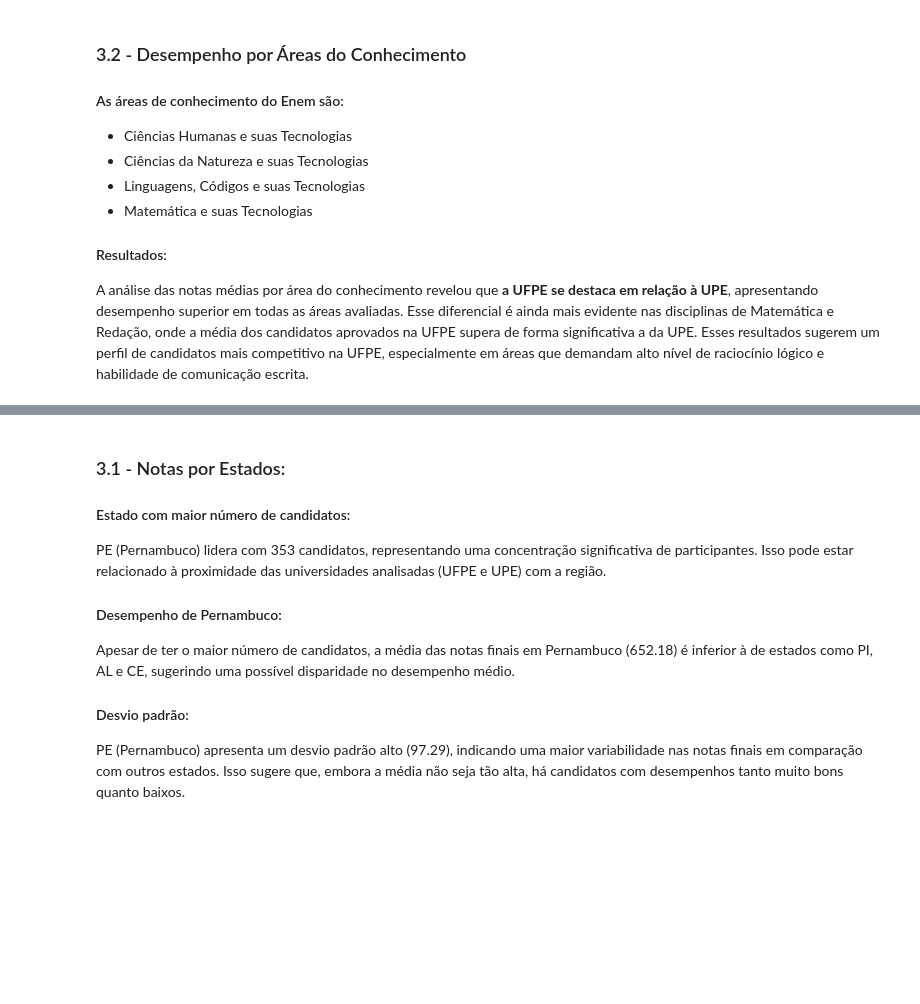
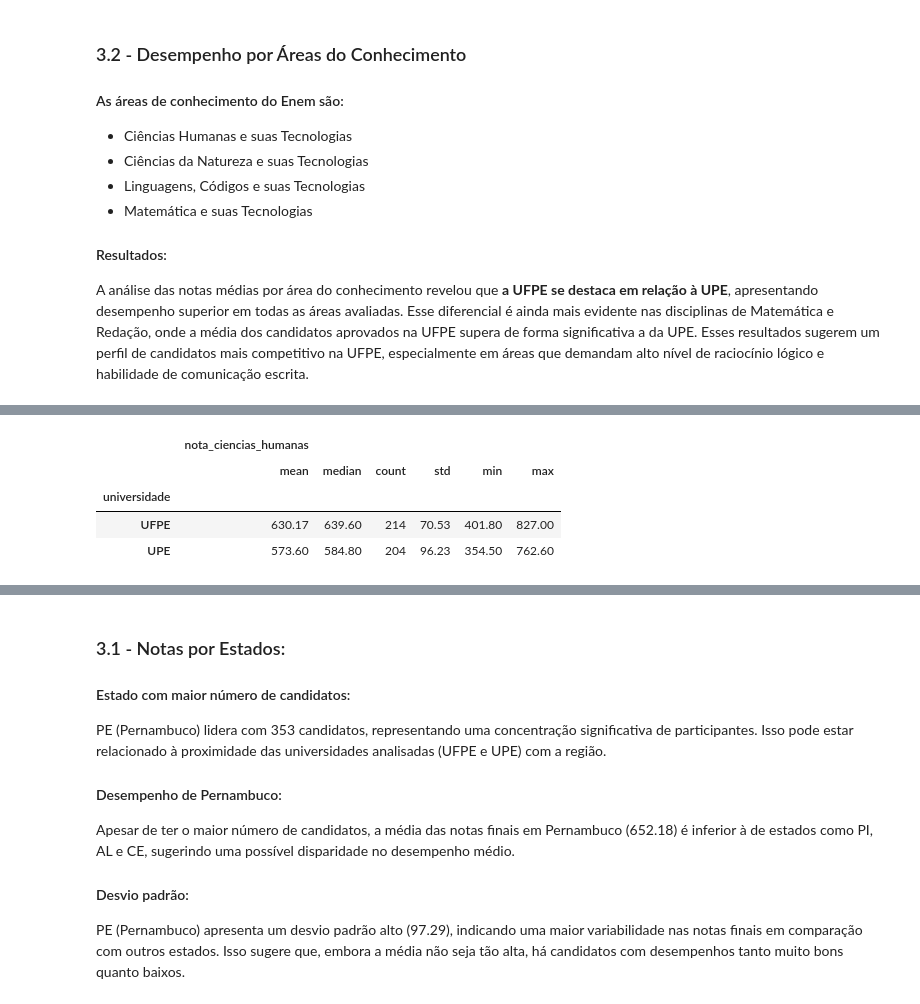
Before and after one commit to pedroohsilva/desempenhos-ENEM-engenharia-computacao-UPE-UFPE-2022, a Jupyter notebook: Análise Exploratória de Dados/Análise Exploratória de Dados.ipynb, the cells around one changed output, grey strips where cells are left out. Drawn from its saved outputs; the diff is of its cells as text; code cells hidden in the pictures; blank space fills up the shorter version.

```diff
--- a/Análise Exploratória de Dados/Análise Exploratória de Dados.ipynb
+++ b/Análise Exploratória de Dados/Análise Exploratória de Dados.ipynb
@@ -217,0 +218,9 @@ df[['nota_linguagens', 'nota_ciencias_humanas', 'nota_ciencias_natureza', 'nota_
+# %%
+# Desempenho em Ciências Humanas e suas Tecnologias por Univeridade
+df[['nota_ciencias_humanas', 'universidade']].groupby([ 'universidade']).agg(['mean', 'median', 'count', 'std', 'min', 'max'])
+# %% [output]
+|  | nota_ciencias_humanas |  |  |  |  |  |
+|  | mean | median | count | std | min | max |
+| universidade |  |  |  |  |  |  |
+| UFPE | 630.17 | 639.60 | 214 | 70.53 | 401.80 | 827.00 |
+| UPE | 573.60 | 584.80 | 204 | 96.23 | 354.50 | 762.60 |
```
Also changed, not shown: parts of 5 cells of this notebook.
